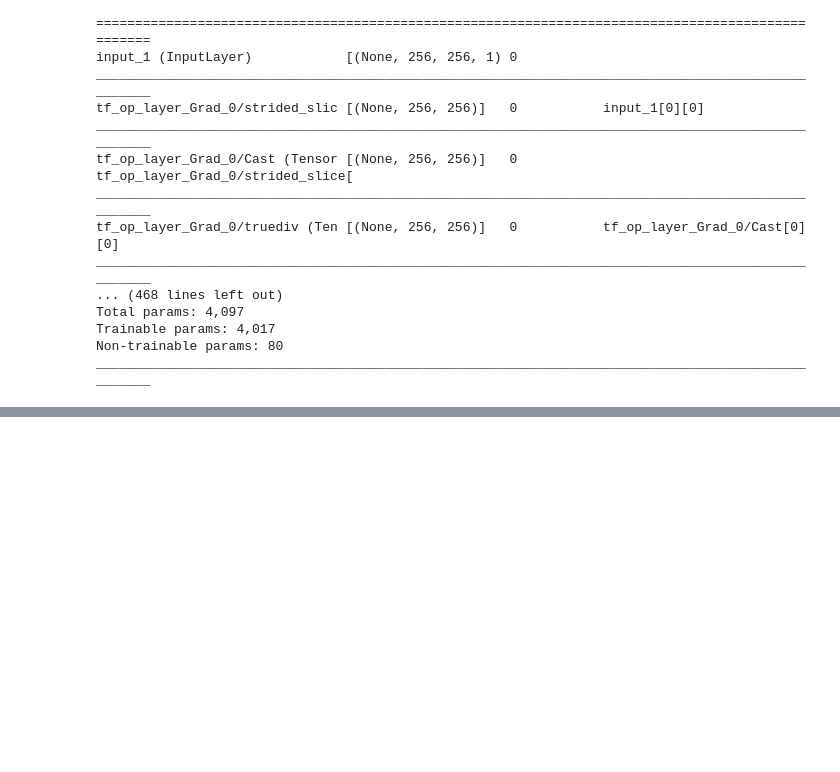
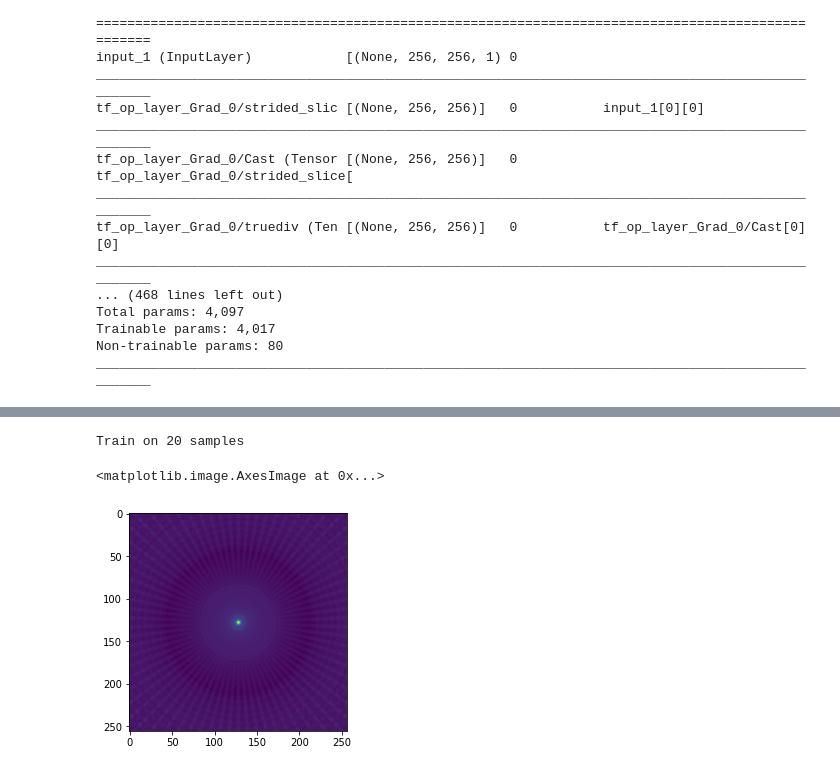
Before and after one commit to astro-informatics/LeIA, a Jupyter notebook: notebooks/gradient.ipynb, the cells around one changed output, grey strips where cells are left out. Drawn from its saved outputs; the diff is of its cells as text; code cells hidden in the pictures; blank space fills up the shorter version.

Commit message:
Embedded new learned gradient code, Refactored some code

```diff
--- a/notebooks/gradient.ipynb
+++ b/notebooks/gradient.ipynb
@@ -260,0 +332,3 @@ Epoch 3/3
+# %%
+x, y = np.ones((20,256,256,1)), np.ones((20,4440,1)) +0j
+# x0 = op.adjoint(tf.convert_to_tensor(y[:,:,0]))
@@ -260,0 +337,13 @@ Epoch 3/3
+# %%
+b = bp((4440,1), uv, learned=True)
+# %%
+b.fit(y,c[:,:,:])
+# %% [output]
+Train on 20 samples
+# %%
+c = b.predict(y)
+# %%
+plt.imshow(c[0].real)
+# %% [output]
+<matplotlib.image.AxesImage at 0x...>
+[figure, added]
```
Also changed, not shown: parts of 20 cells of this notebook, 4 other files.
